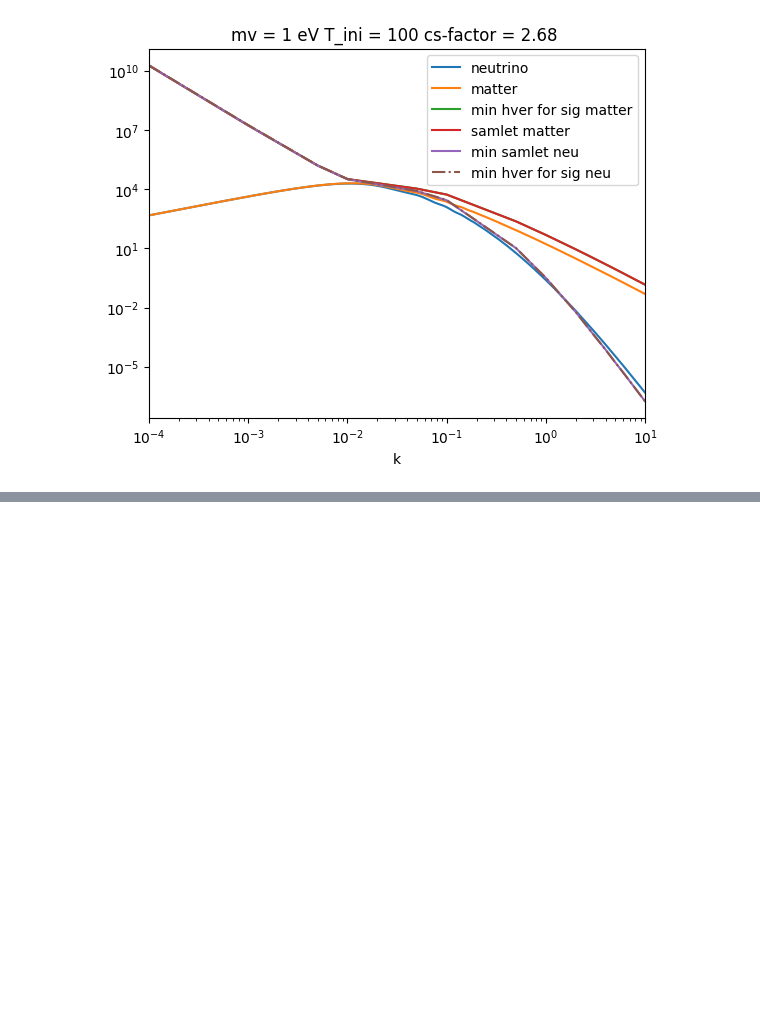
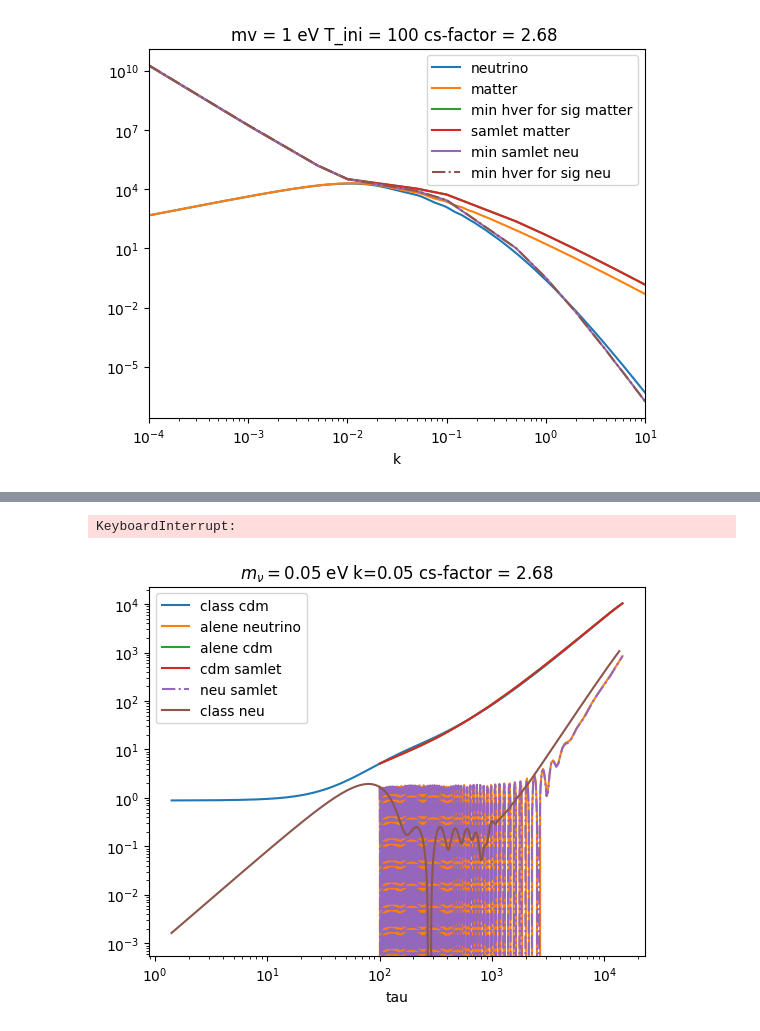
Before and after one commit to eriksteenberg/Power-spectrum-Test, a Jupyter notebook: Samlet vs. seperate diff. eq. bonus.ipynb, the cells around one changed output, grey strips where cells are left out. Cells and saved outputs as stored; diff of their text form; code cells hidden in the pictures; blank space fills up the shorter version.

```diff
--- a/Samlet vs. seperate diff. eq. bonus.ipynb
+++ b/Samlet vs. seperate diff. eq. bonus.ipynb
@@ -262,7 +270,10 @@ e
 # %%
-mv = 5e-2
+"""mv = 5e-2
 f = simuler(mv,kvec=kvec,T_ini=100,k_special=5e-2)
-f
+f"""
+# %% [output]
+KeyboardInterrupt:
+[figure, added]
 # %%
 mv = 5e-1
 g = simuler(mv,kvec=kvec,T_ini=100,k_special=5e-2)
```
Also changed, not shown: parts of 11 cells of this notebook.
